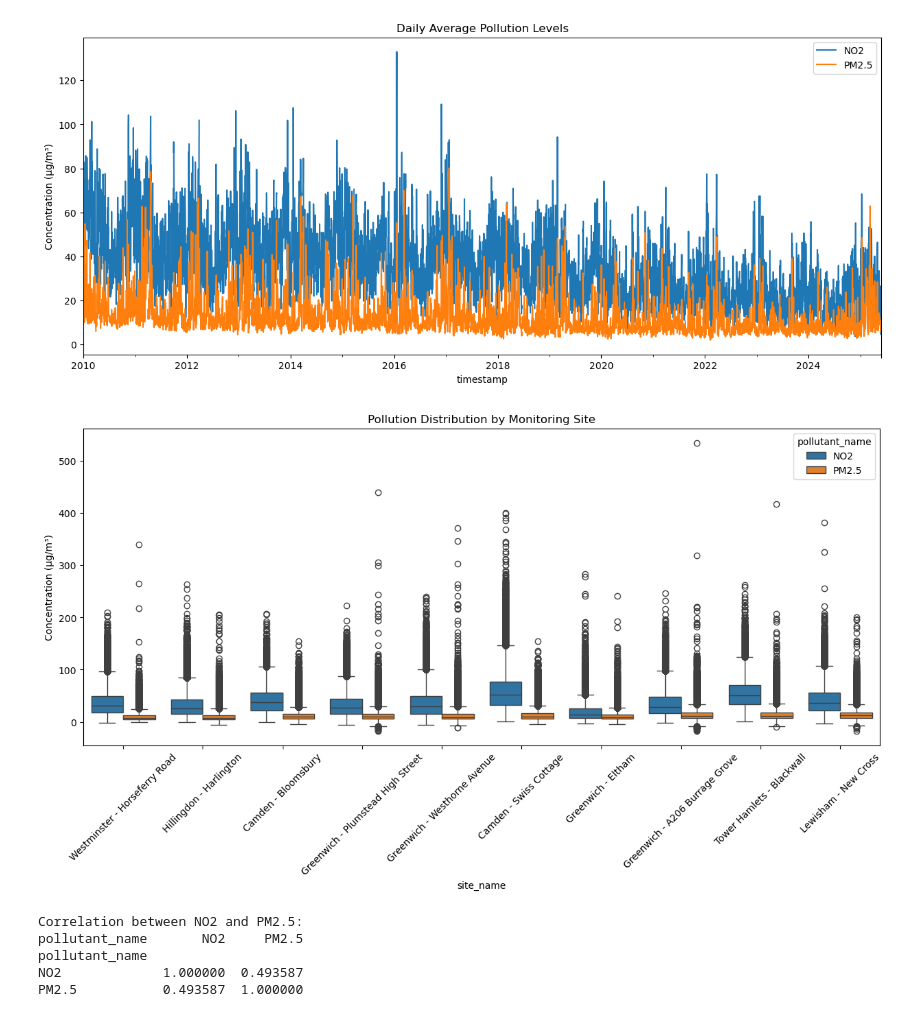
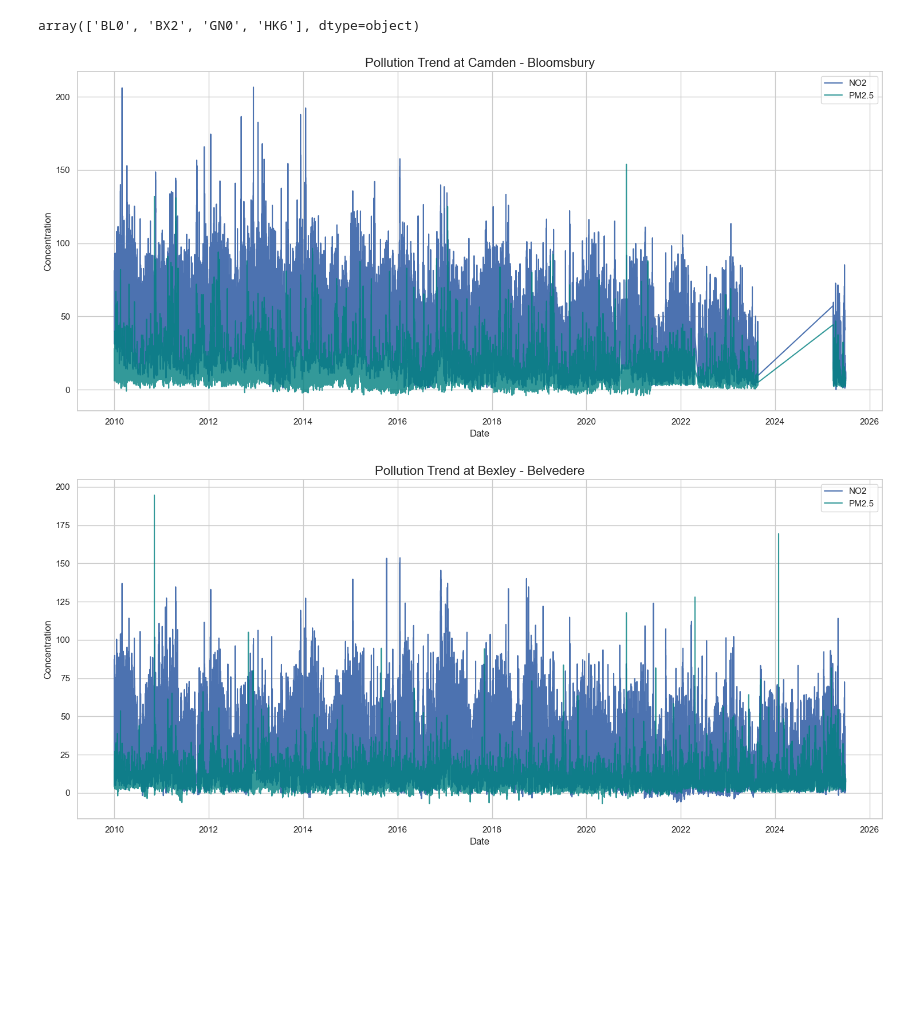
Before and after one commit to csharma01/Air-pollution-london-forecast, a Jupyter notebook: src/eda/EDA_laqn.ipynb, the cells around one changed output. Cells and saved outputs as stored; diff of their text form; code cells hidden in the pictures; blank space fills up the shorter version.

```diff
--- a/src/eda/EDA_laqn.ipynb
+++ b/src/eda/EDA_laqn.ipynb
@@ -58,52 +96,29 @@ End: 2025-05-29 23:00:00
+# %%
+df['site_code'].unique()
+# %% [output]
+array(['BL0', 'BX2', 'GN0', 'HK6'], dtype=object)
 # %%
-# Pollution Analysis
-plt.figure(figsize=(15, 6))
-for pollutant in ['NO2', 'PM2.5']:
-    subset = df[df['pollutant_name'] == pollutant]
-    subset.resample('D', on='timestamp')['value'].mean().plot(label=pollutant)
+# Site-wise Time Series Plots
 
-plt.title('Daily Average Pollution Levels')
-plt.ylabel('Concentration (μg/m³)')
-plt.legend()
-plt.show()
+# Get a unique list of site names and their codes
+sites = df[['site_code', 'site_name']].drop_duplicates().values
 
-# Site Comparison Analysis
-plt.figure(figsize=(15, 6))
-sns.boxplot(data=df, x='site_name', y='value', hue='pollutant_name')
-plt.title('Pollution Distribution by Monitoring Site')
-plt.xticks(rotation=45)
-plt.ylabel('Concentration (μg/m³)')
-plt.show()
+for site_code, site_name in sites:
+    plt.figure()
 
-# Correlation Analysis
-pivot_df = df.pivot_table(
-    index=['site_code', 'timestamp'],
-    columns='pollutant_name',
-    values='value'
-).reset_index()
+    # Filter the data for the current site
+    site_df = df[df['site_code'] == site_code]
 
-print("\nCorrelation between NO2 and PM2.5:")
-print(pivot_df[['NO2', 'PM2.5']].corr())
+    # Plot both pollutants
+    plt.plot(site_df.index, site_df['NO2'], label='NO2')
+    plt.plot(site_df.index, site_df['PM2.5'], label='PM2.5', color='teal', alpha=0.8)
 
-# Hourly Patterns
-plt.figure(figsize=(15, 6))
-sns.lineplot(data=df, x='hour', y='value', hue='pollutant_name',
-            estimator='median', errorbar=None)
-plt.title('Hourly Pollution Patterns')
-plt.ylabel('Concentration (μg/m³)')
-plt.show()
-
-# Annual Trends
-plt.figure(figsize=(15, 6))
-sns.boxplot(data=df, x='year', y='value', hue='pollutant_name')
-plt.title('Annual Pollution Trends')
-plt.ylabel('Concentration (μg/m³)')
-plt.show()
+    plt.title(f'Pollution Trend at {site_name}', fontsize=16)
+    plt.ylabel('Concentration')
+    plt.xlabel('Date')
+    plt.legend()
+    plt.tight_layout()
+    plt.show()
 # %% [output]
-[figure, old version]
+[figure, new version]
-[figure, old version]
+[figure, new version]
-Correlation between NO2 and PM2.5:
-pollutant_name       NO2     PM2.5
-pollutant_name
-NO2             1.000000  0.493587
-PM2.5           0.493587  1.000000
```
Also changed, not shown: parts of 8 cells of this notebook, 14 other files.
